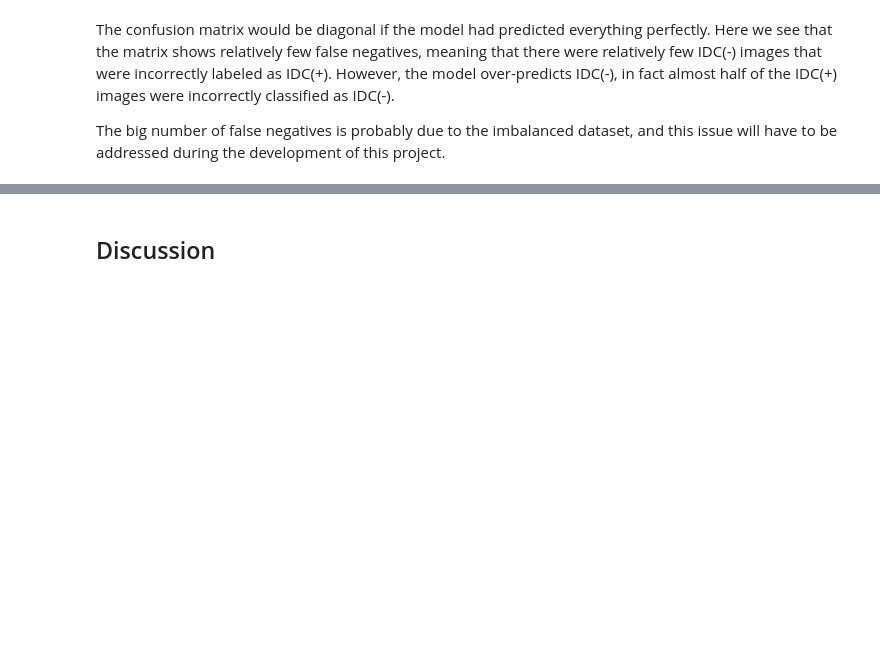
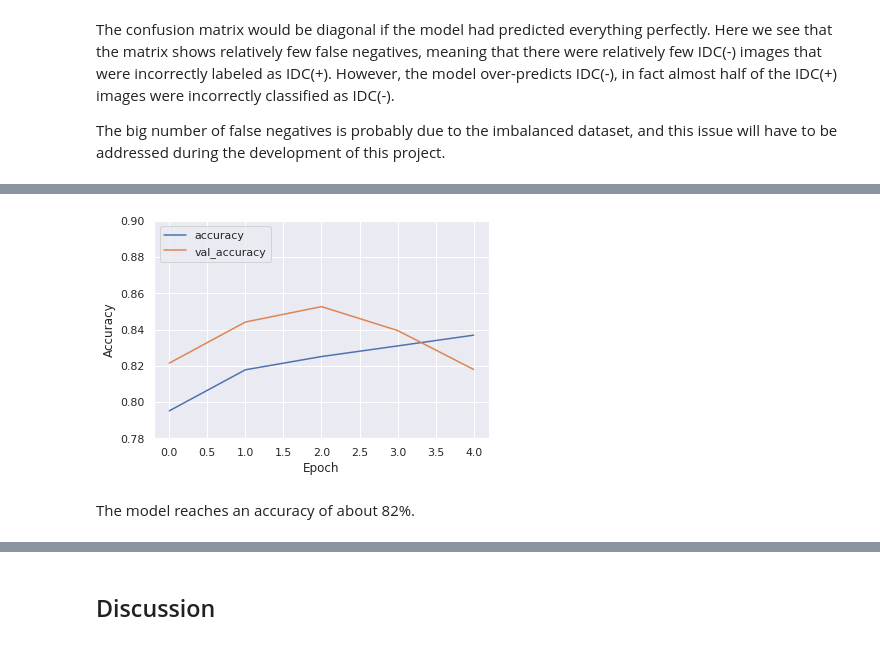
Before and after one commit to carlotta-marchis/breast-cancer-detection, a Jupyter notebook: breast_cancer_detection.ipynb, the cells around one changed output, grey strips where cells are left out. Cells and saved outputs as stored; diff of their text form; code cells hidden in the pictures; blank space fills up the shorter version.

```diff
--- a/breast_cancer_detection.ipynb
+++ b/breast_cancer_detection.ipynb
@@ -351,0 +427,14 @@ The big number of false negatives is probably due to the imbalanced dataset, and
+# %%
+from sklearn.utils import class_weight
+class_weights = class_weight.compute_class_weight('balanced', np.unique(y_train), y_train)
+weights = {0:class_weights[0], 1:class_weights[1]}
+# %%
+weighted_model = make_model()
+
+weighted_history = weighted_model.fit(
+    X_train,
+    y_train_cat,
+    epochs=EPOCHS,
+    validation_data=(X_val, y_val_cat),
+    # The class weights go here
+    class_weight=weights)
@@ -351,0 +452,11 @@ The big number of false negatives is probably due to the imbalanced dataset, and
+# %%
+plt.plot(weighted_history.epoch, weighted_history.history['accuracy'], label='accuracy')
+plt.plot(weighted_history.epoch, weighted_history.history['val_accuracy'], label = 'val_accuracy')
+plt.xlabel('Epoch')
+plt.ylabel('Accuracy')
+plt.ylim([0.78, 0.9])
+plt.legend(loc='upper left');
+# %% [output]
+[figure, added]
+# %% [markdown]
+The model reaches an accuracy of about 82%.
```
Also changed, not shown: parts of 35 cells of this notebook.
